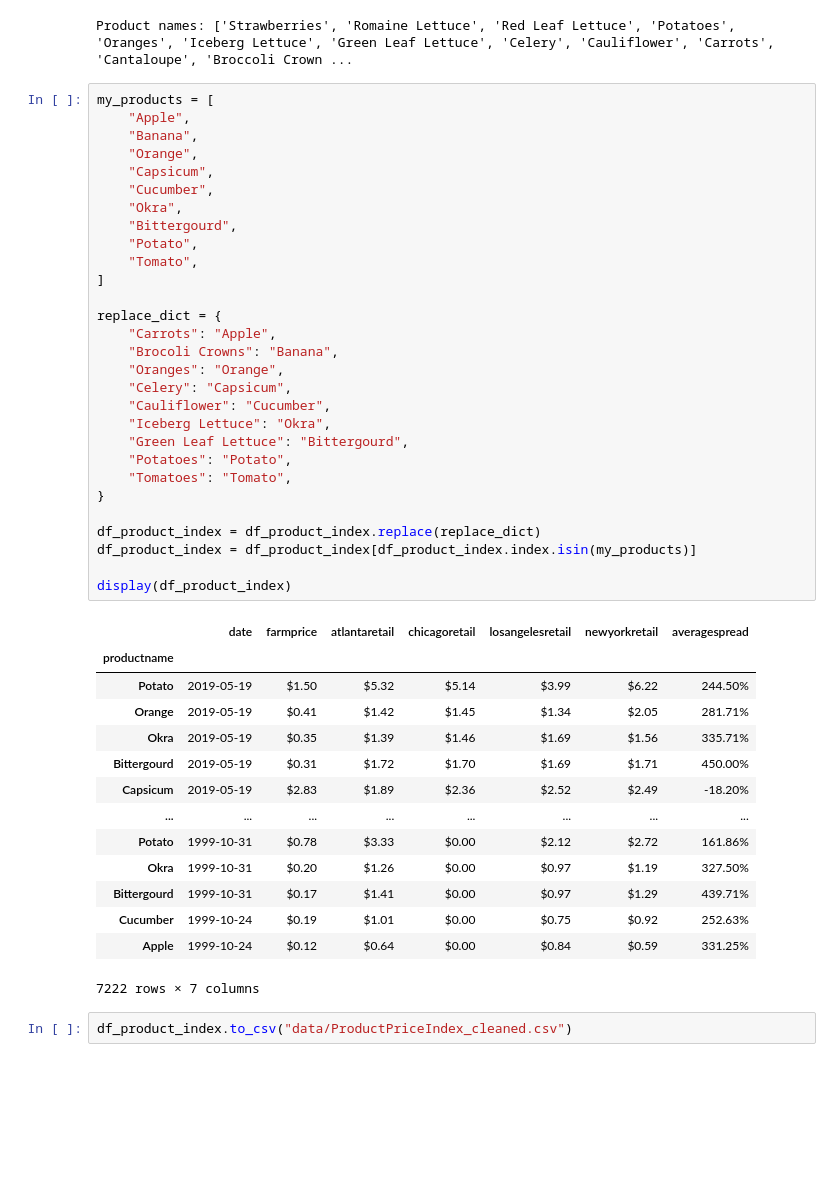
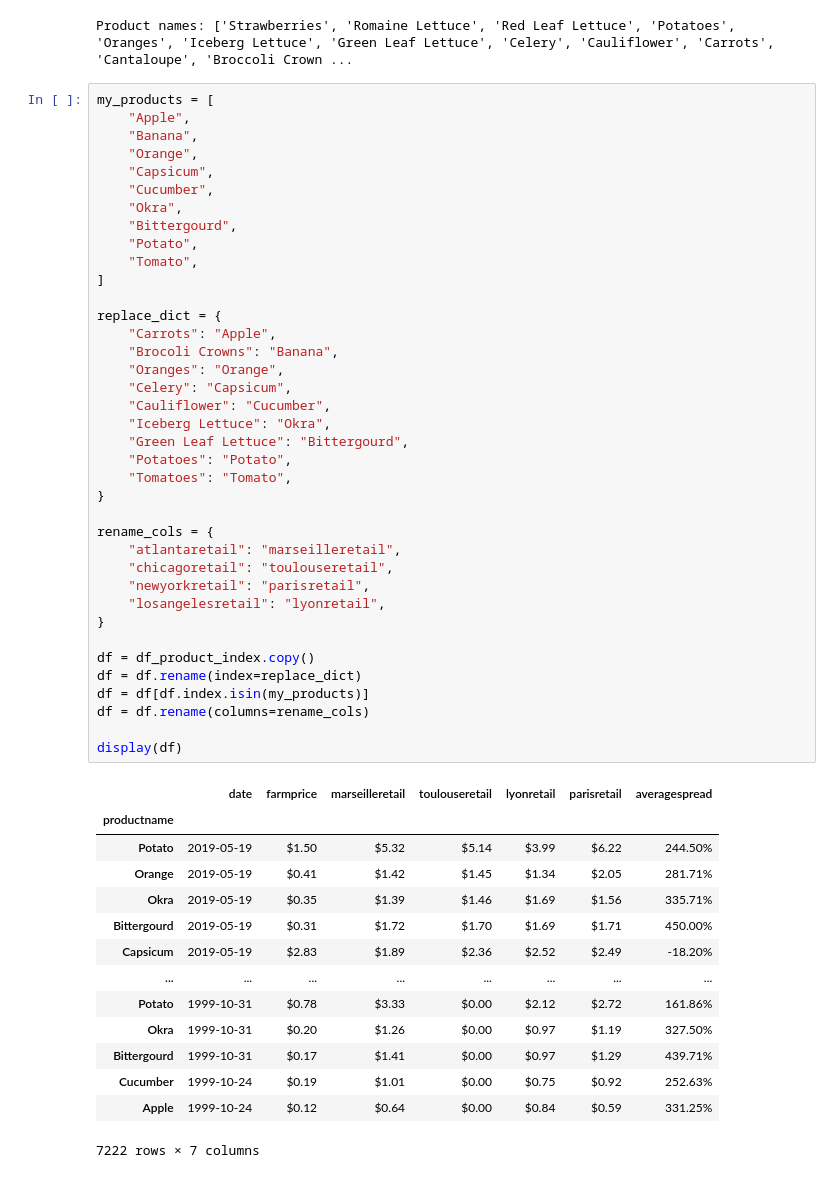
Before and after one commit to flaviengeoffray/mazu-project, a Jupyter notebook: dataprep.ipynb, the cells around one changed output. Saved outputs shown, nothing was run; the diff lists cells and outputs as text; blank space fills up the shorter version.

```diff
--- a/dataprep.ipynb
+++ b/dataprep.ipynb
@@ -30,34 +30,43 @@ Product names: ['Strawberries', 'Romaine Lettuce', 'Red Leaf Lettuce', 'Potatoes
 # %%
 my_products = [
     "Apple",
     "Banana",
     "Orange",
     "Capsicum",
     "Cucumber",
     "Okra",
     "Bittergourd",
     "Potato",
     "Tomato",
 ]
 
 replace_dict = {
     "Carrots": "Apple",
     "Brocoli Crowns": "Banana",
     "Oranges": "Orange",
     "Celery": "Capsicum",
     "Cauliflower": "Cucumber",
     "Iceberg Lettuce": "Okra",
     "Green Leaf Lettuce": "Bittergourd",
     "Potatoes": "Potato",
     "Tomatoes": "Tomato",
 }
 
-df_product_index = df_product_index.replace(replace_dict)
-df_product_index = df_product_index[df_product_index.index.isin(my_products)]
+rename_cols = {
+    "atlantaretail": "marseilleretail",
+    "chicagoretail": "toulouseretail",
+    "newyorkretail": "parisretail",
+    "losangelesretail": "lyonretail",
+}
 
-display(df_product_index)
+df = df_product_index.copy()
+df = df.rename(index=replace_dict)
+df = df[df.index.isin(my_products)]
+df = df.rename(columns=rename_cols)
+
+display(df)
 # %% [output]
-|  | date | farmprice | atlantaretail | chicagoretail | losangelesretail | newyorkretail | averagespread |
+|  | date | farmprice | marseilleretail | toulouseretail | lyonretail | parisretail | averagespread |
 | productname |  |  |  |  |  |  |  |
 | Potato | 2019-05-19 | $1.50 | $5.32 | $5.14 | $3.99 | $6.22 | 244.50% |
 | Orange | 2019-05-19 | $0.41 | $1.42 | $1.45 | $1.34 | $2.05 | 281.71% |
@@ -71,5 +80,3 @@ display(df_product_index)
 | Cucumber | 1999-10-24 | $0.19 | $1.01 | $0.00 | $0.75 | $0.92 | 252.63% |
 | Apple | 1999-10-24 | $0.12 | $0.64 | $0.00 | $0.84 | $0.59 | 331.25% |
 7222 rows × 7 columns
-# %%
-df_product_index.to_csv("data/ProductPriceIndex_cleaned.csv")
```
Also changed, not shown: parts of 6 cells of this notebook, 3 other files.
